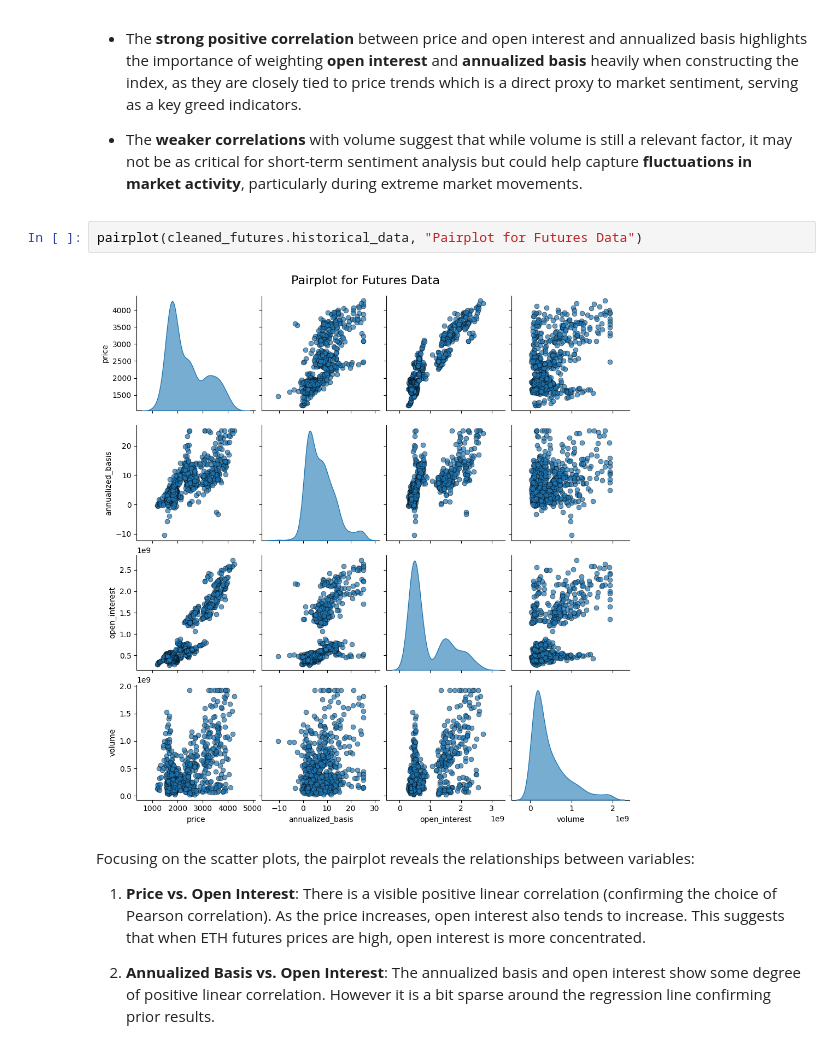
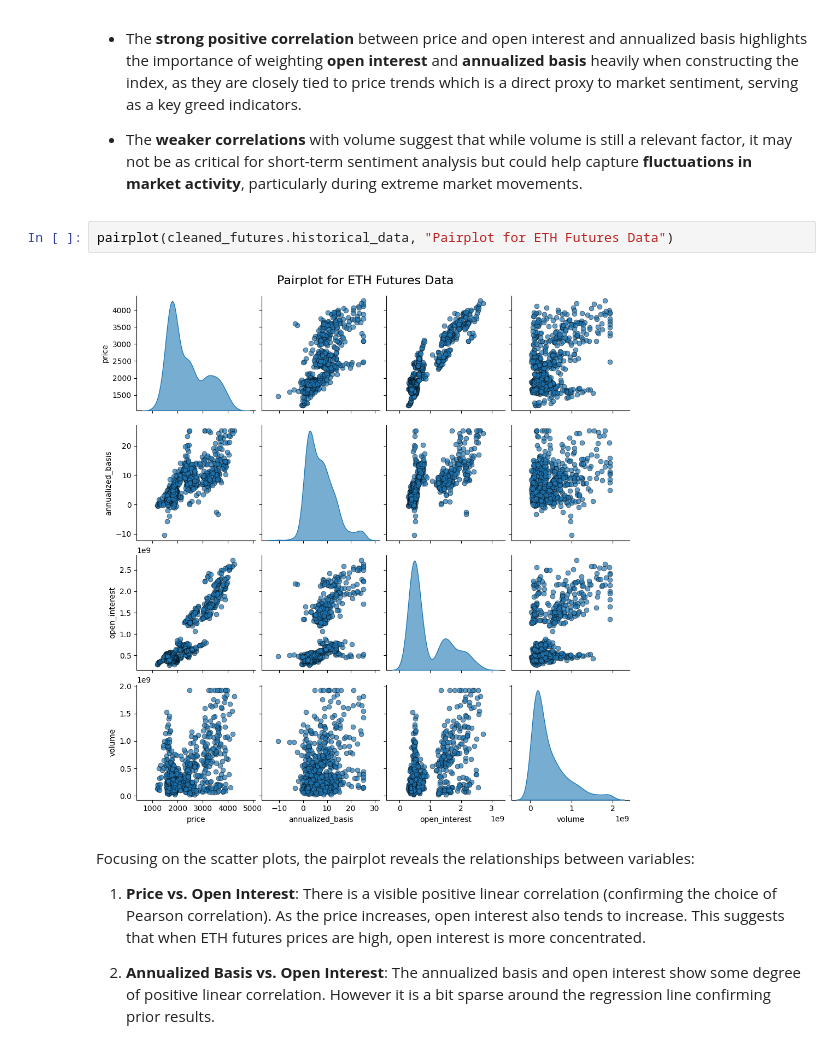
Before and after one commit to Yosri-Ben-Halima/fear-and-greed, a Jupyter notebook: notebooks/ETH/futures_eda.ipynb, the cells around one changed output. Drawn from its saved outputs; the diff is of its cells as text.

```diff
--- a/notebooks/ETH/futures_eda.ipynb
+++ b/notebooks/ETH/futures_eda.ipynb
@@ -120,9 +119,9 @@ The correlation heatmap for ETH futures data reveals the following key insights:
 
 - The **weaker correlations** with volume suggest that while volume is still a relevant factor, it may not be as critical for short-term sentiment analysis but could help capture **fluctuations in market activity**, particularly during extreme market movements.
 # %%
-pairplot(cleaned_futures.historical_data, "Pairplot for Futures Data")
+pairplot(cleaned_futures.historical_data, "Pairplot for ETH Futures Data")
 # %% [output]
-[figure, old version]
+[figure, new version]
 # %% [markdown]
 Focusing on the scatter plots, the pairplot reveals the relationships between variables:
 
```
Also changed, not shown: parts of 11 cells of this notebook, 3 other files.
